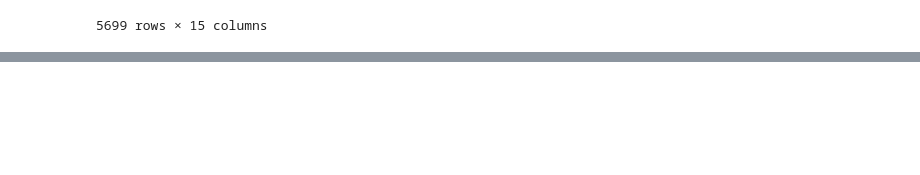
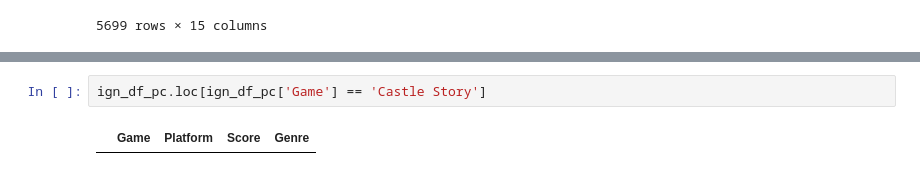
Before and after one commit to Witwer93/ETL-Project, a Jupyter notebook: etl_project_file.ipynb, the cells around one changed output, grey strips where cells are left out. Drawn from its saved outputs; the diff is of its cells as text; blank space fills up the shorter version.

```diff
--- a/etl_project_file.ipynb
+++ b/etl_project_file.ipynb
@@ -105,3 +123,7 @@ SyntaxError: unexpected EOF while parsing (<ipython-input-68-89737371ff37>, line
+# %%
+ign_df_pc.loc[ign_df_pc['Game'] == 'Castle Story']
+# %% [output]
+|  | Game | Platform | Score | Genre |
 # %%
 #Now to scrape the kickstarter page for successful games that launched on steam
 #looking for the names of each game and potentially other info that might be interesting to add to the db
```
Also changed, not shown: parts of 18 cells of this notebook, 1 other file.
